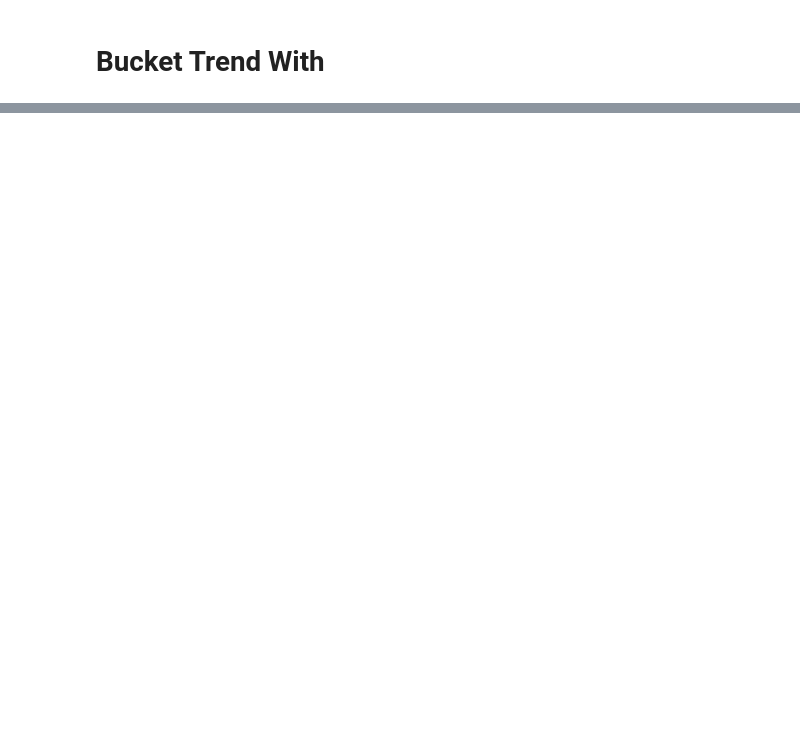
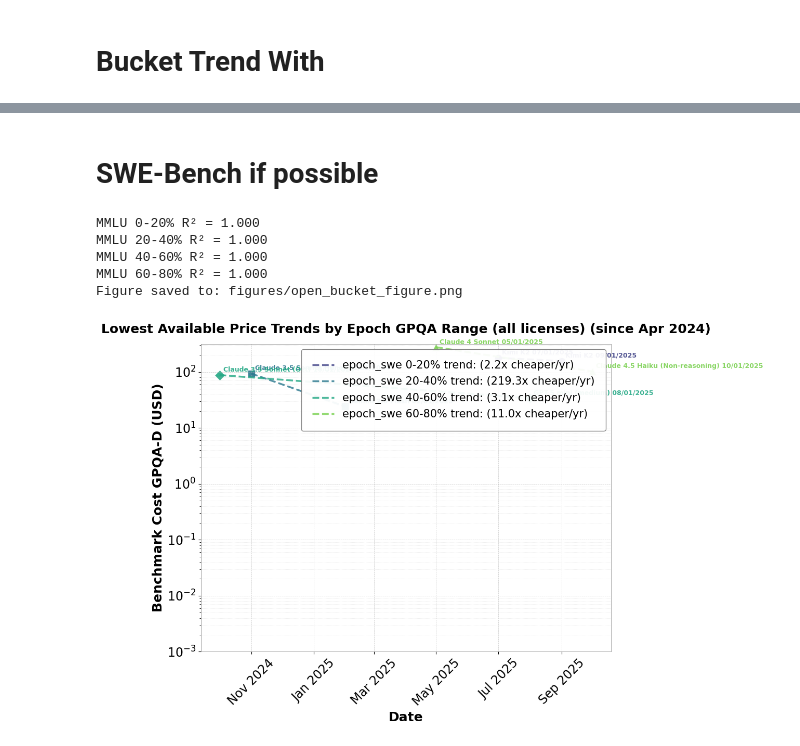
Before and after one commit to hansgundlach/Algorithmic_Progress_Inference, a Jupyter notebook: bucket_figure_trends.ipynb, the cells around one changed output, grey strips where cells are left out. Saved outputs shown, nothing was run; the diff lists cells and outputs as text; code cells hidden in the pictures; blank space fills up the shorter version.

```diff
--- a/bucket_figure_trends.ipynb
+++ b/bucket_figure_trends.ipynb
@@ -421,0 +479,36 @@ Figure saved to: figures/bucket_figure_all_licenses.png
+# %% [markdown]
+# SWE-Bench if possible
+# %%
+df_swe = pd.read_csv('data/swe_price_reduction_models.csv')
+
+#convert release date to datetime where release date is not nan
+df_swe['Release Date'] = pd.to_datetime(df_swe['Release Date'])
+
+
+# # Create Active Parameters column by choosing Known Active Parameters when available, otherwise use Parameters
+df_swe['Active Parameters'] = np.where(
+    df_swe['Known Active Parameters'].notna(),
+    df_swe['Known Active Parameters'],
+    df_swe['Parameters']
+)
+
+plot_combined_record_small_trends(
+    df_swe,
+    open_license_only=False,
+    price_col="Benchmark Cost USD",
+    confidence_interval=True,
+    min_date=datetime(2024, 4, 1),
+    benchmark_col='epoch_swe',
+    show_model_names=True,
+    include_reasoning_models=True,
+    mmlu_ranges=[(0, 20), (20, 40), (40, 60), (60, 80)],
+    date_granularity='day',  # change to 'month' to aggregate monthly before cummin
+    save_path="figures/open_bucket_figure.png"  # Example: save figure to file
+)
+# %% [output]
+MMLU 0-20% R² = 1.000
+MMLU 20-40% R² = 1.000
+MMLU 40-60% R² = 1.000
+MMLU 60-80% R² = 1.000
+Figure saved to: figures/open_bucket_figure.png
+[figure, added]
```
Also changed, not shown: parts of 5 cells of this notebook, 7 other files.
